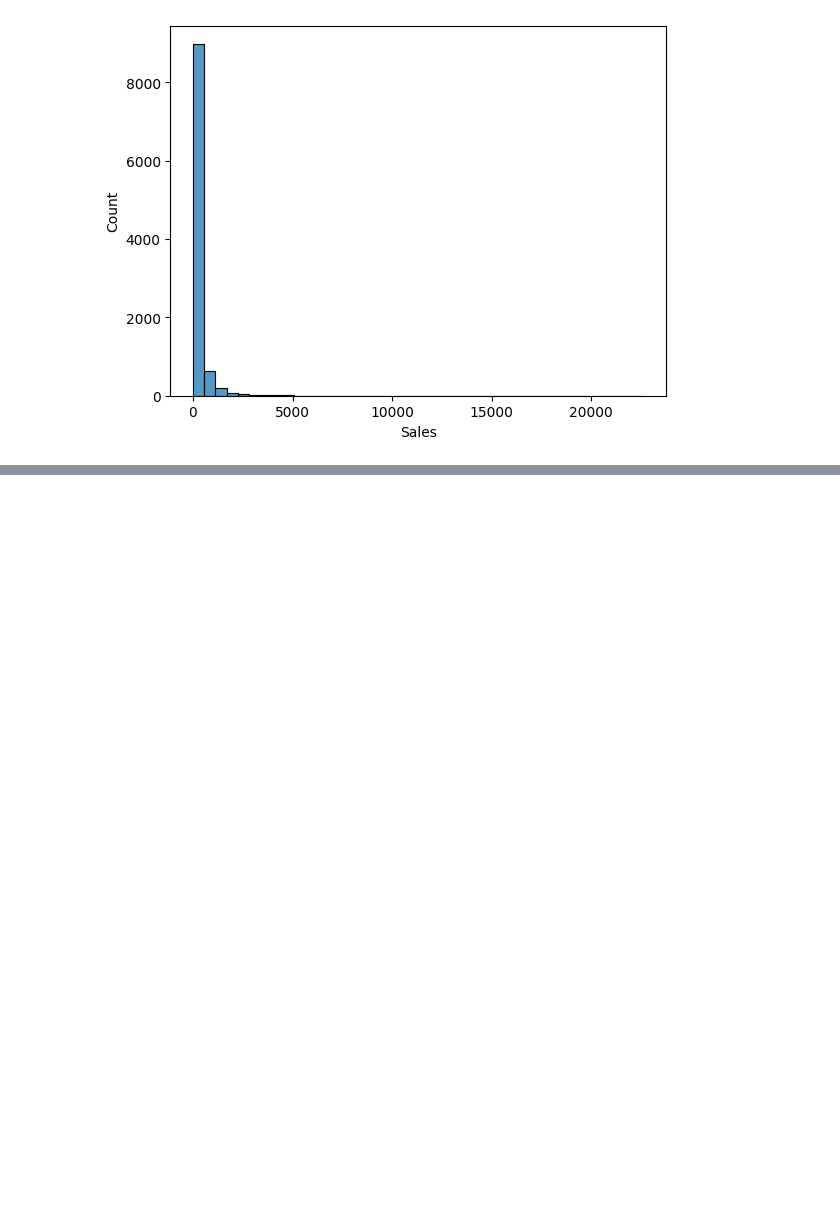
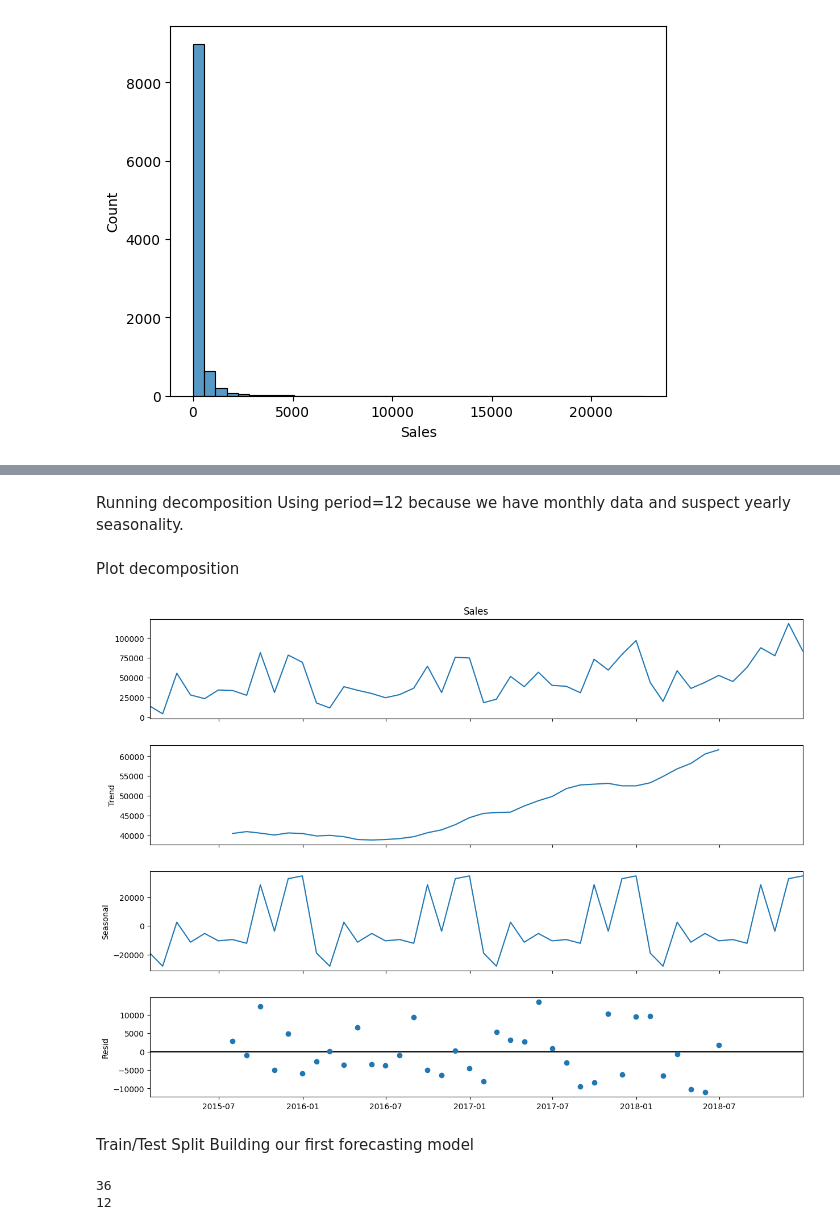
Before and after one commit to AmirhosseinAshrafi99/Sales-Forecasting-Analysis, a Jupyter notebook: notebooks/sales_forecasting_analysis.ipynb, the cells around one changed output, grey strips where cells are left out. Cells and saved outputs as stored; diff of their text form; code cells hidden in the pictures; blank space fills up the shorter version.

```diff
--- a/notebooks/sales_forecasting_analysis.ipynb
+++ b/notebooks/sales_forecasting_analysis.ipynb
@@ -589,0 +687,22 @@ plt.show()
+# %% [markdown]
+Running decomposition
+Using period=12 because we have monthly data and suspect yearly seasonality.
+# %%
+decomposition = seasonal_decompose(
+    monthly_sales,
+    model="additive",
+    period=12
+)
+# %% [markdown]
+Plot decomposition
+# %%
+fig = decomposition.plot()
+
+fig.set_size_inches(14,10)
+
+plt.show()
+# %% [output]
+[figure, added]
+# %% [markdown]
+Train/Test Split
+Building our first forecasting model
@@ -589,0 +712,6 @@ plt.show()
+# %%
+print(len(train))
+print(len(test))
+# %% [output]
+36
+12
```
Also changed, not shown: parts of 58 cells of this notebook, 5 other files.
